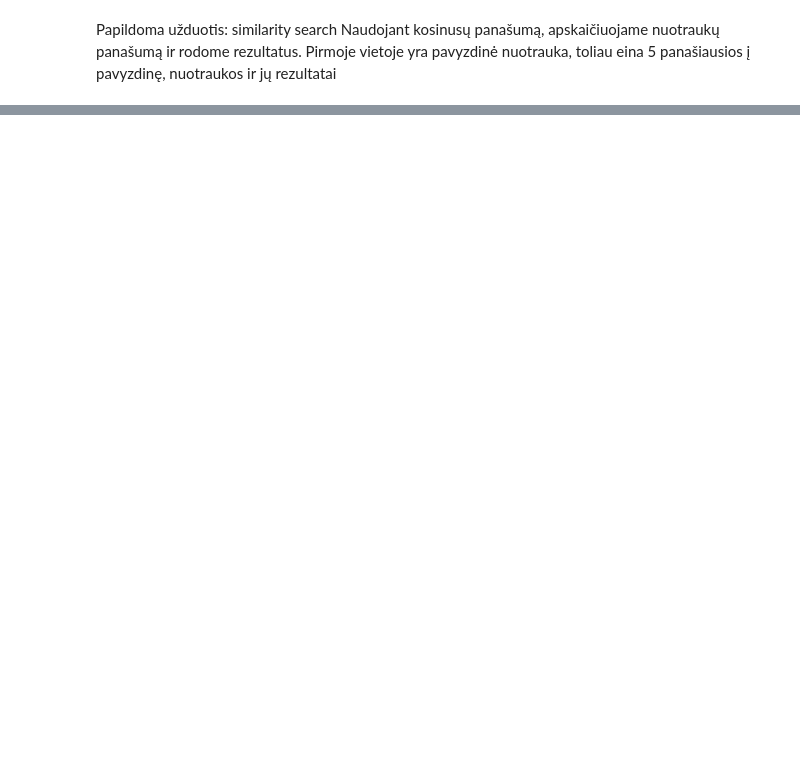
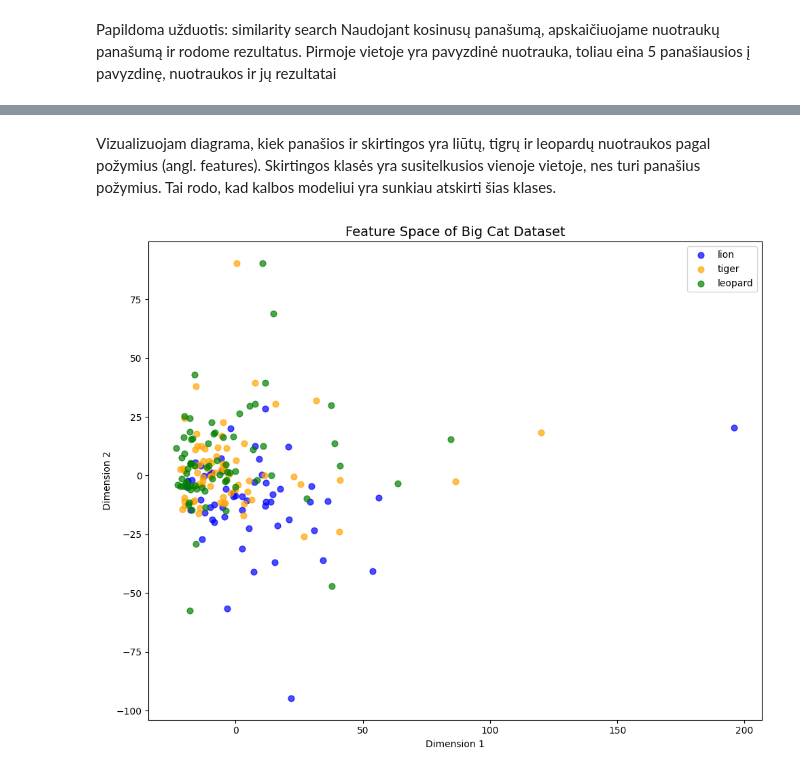
Before and after one commit to PaulinaIvan/GMM, a Jupyter notebook: GMM2.ipynb, the cells around one changed output, grey strips where cells are left out. Cells and saved outputs as stored; diff of their text form; code cells hidden in the pictures; blank space fills up the shorter version.

```diff
--- a/GMM2.ipynb
+++ b/GMM2.ipynb
@@ -451,0 +459,43 @@ Query image index: 36, Class: Leopard
+# %% [markdown]
+Vizualizuojam diagrama, kiek panašios ir skirtingos yra liūtų, tigrų ir leopardų nuotraukos pagal požymius (angl. features). Skirtingos klasės yra susitelkusios vienoje vietoje, nes turi panašius požymius. Tai rodo, kad kalbos modeliui yra sunkiau atskirti šias klases.
+# %%
+from sklearn.decomposition import PCA
+from sklearn.preprocessing import StandardScaler
+
+def create_big_cat_visualization(model, loader, device):
+    features, images, labels = extract_features_simple(model, loader, device)
+
+    scaler = StandardScaler()
+    features_scaled = scaler.fit_transform(features)
+
+    pca = PCA(n_components=2)
+    features_pca = pca.fit_transform(features_scaled)
+
+    plt.figure(figsize=(10, 8))
+
+    colors = ['blue', 'orange', 'green']
+
+    for i, class_name in enumerate(classes):
+        mask = labels == i
+        plt.scatter(
+            features_pca[mask, 0],
+            features_pca[mask, 1],
+            c=colors[i],
+            label=class_name,
+            alpha=0.7,
+            s=40
+        )
+
+    plt.title('Feature Space of Big Cat Dataset', fontsize=14)
+    plt.xlabel('Dimension 1')
+    plt.ylabel('Dimension 2')
+    plt.legend()
+    plt.grid(False)
+    plt.tight_layout()
+    plt.show()
+
+    return features_pca, labels
+
+feature_pca, labels = create_big_cat_visualization(model, validation_data_loader, device)
+# %% [output]
+[figure, added]
```
Also changed, not shown: parts of 5 cells of this notebook.
